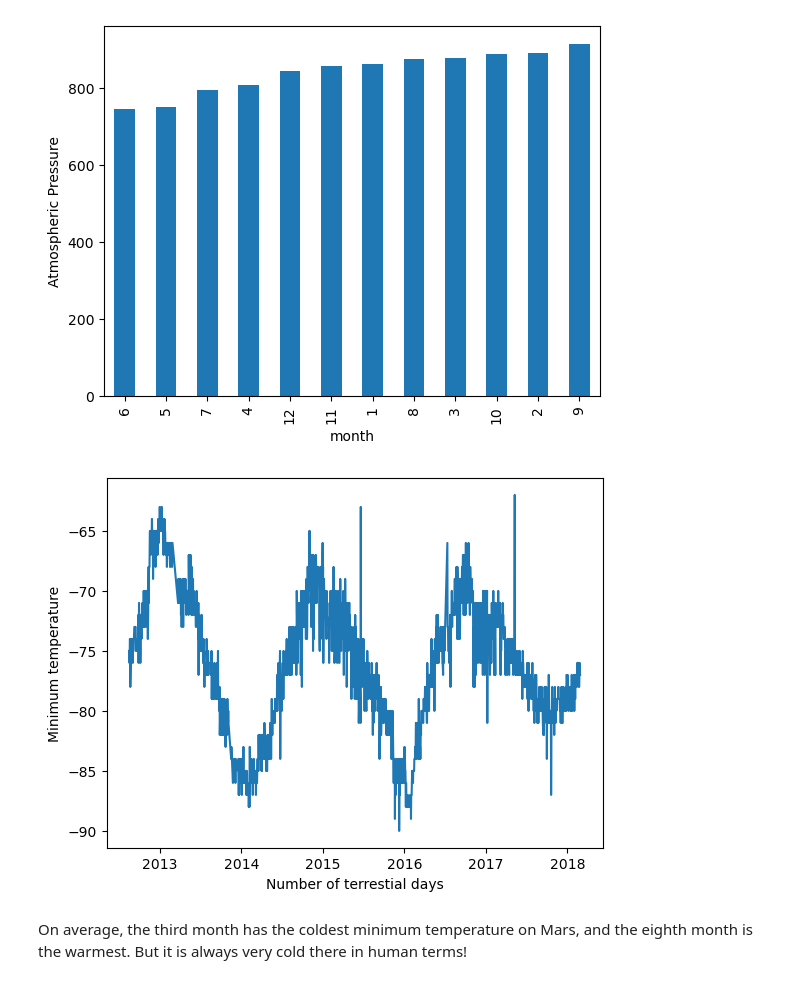
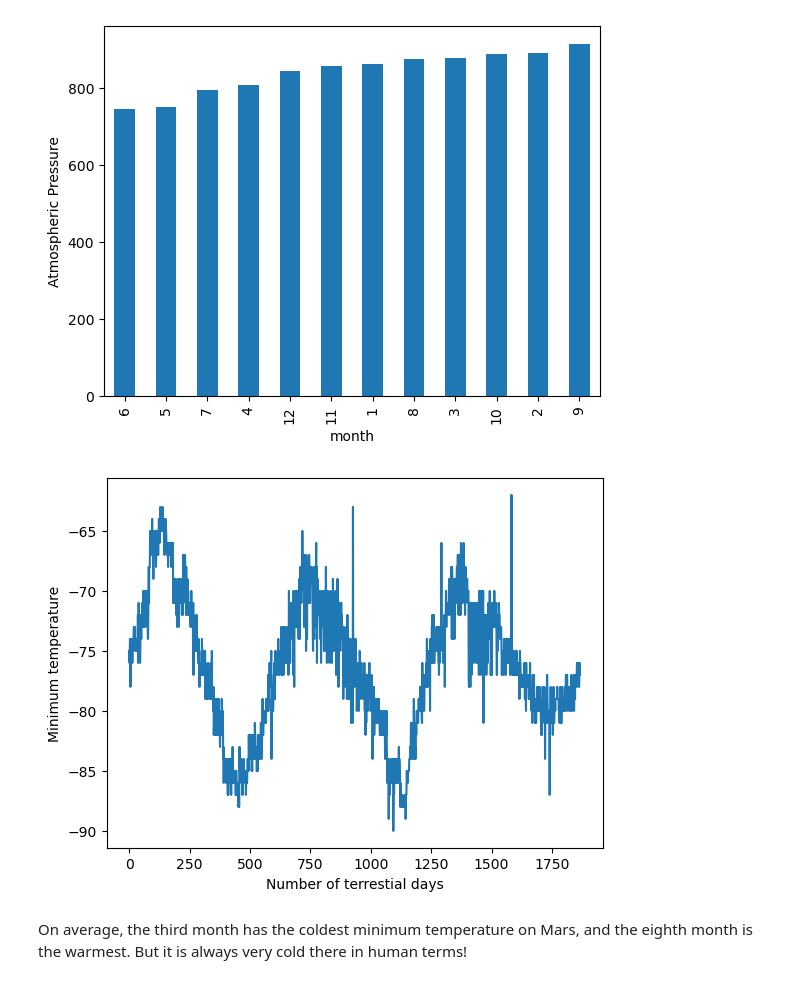
Before and after one commit to MichaelELeonard/Web-Scraping-Challenge, a Jupyter notebook: part_2_mars_weather_working.ipynb, the cells around one changed output. Drawn from its saved outputs; the diff is of its cells as text; code cells hidden in the pictures.

```diff
--- a/part_2_mars_weather_working.ipynb
+++ b/part_2_mars_weather_working.ipynb
@@ -264,17 +264,18 @@ plt.show()
 # %%
 # 5. How many terrestrial (earth) days are there in a Martian year?
 
-plt.plot(mars_weather_df.terrestrial_date,mars_weather_df.min_temp)
+plt.plot(mars_weather_df.min_temp)
+
 plt.xlabel('Number of terrestial days')
 plt.ylabel('Minimum temperature')
 
 # Output results to Output folder
 
 plt.savefig("./Output/terrestrial.days.in.Martian.year.png")
 
 plt.show()
 # %% [output]
-[figure, old version]
+[figure, new version]
 # %% [markdown]
 On average, the third month has the coldest minimum temperature on Mars, and the eighth month is the warmest. But it is always very cold there in human terms!
 # %% [markdown]
```
Also changed, not shown: 2 other files.
